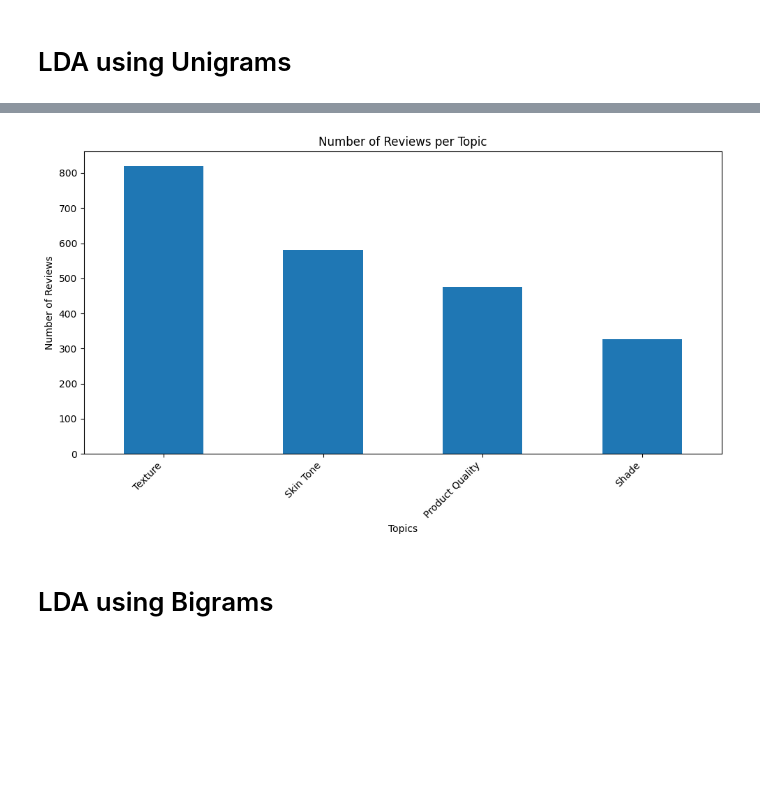
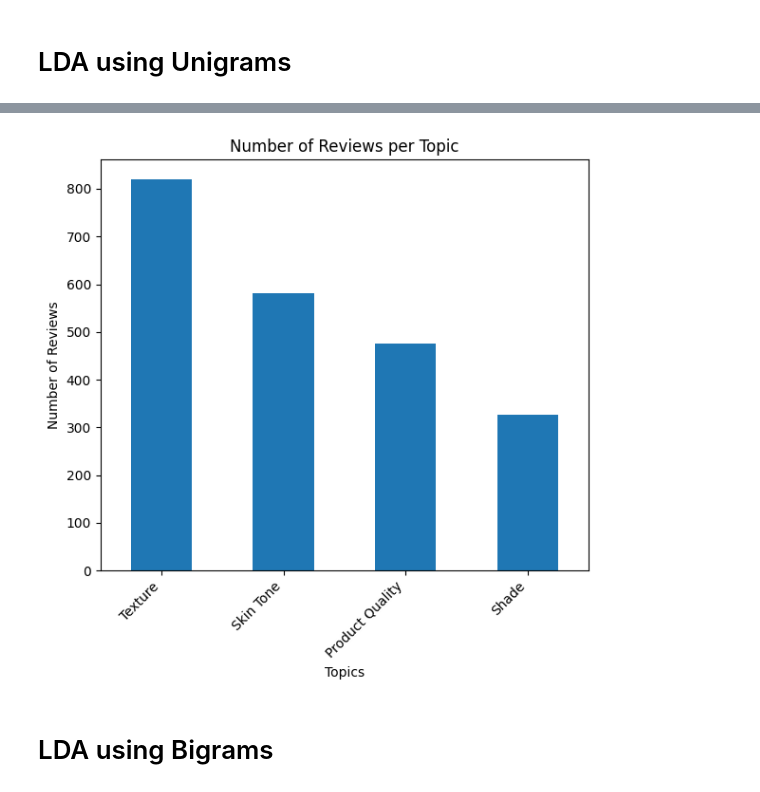
Before and after one commit to AlanoudAljibreen/Individual_Project, a Jupyter notebook: kay_beauty_LDA.ipynb, the cells around one changed output, grey strips where cells are left out. Saved outputs shown, nothing was run; the diff lists cells and outputs as text; code cells hidden in the pictures; blank space fills up the shorter version.

Commit message:
changed figure sizes and removed unnecessary code

```diff
--- a/kay_beauty_LDA.ipynb
+++ b/kay_beauty_LDA.ipynb
@@ -96,7 +96,7 @@ def lda_experiments(dictionary, corpus, texts, start=3, limit=20, step=1):
     best_model = model_list[best_model_index]
 
     # Plotting
-    plt.figure(figsize=(10, 5))
+    plt.figure(figsize=(5, 5))
     plt.plot(topic_numbers, coherence_values, marker='o')
     plt.title('LDA Coherence Score by Number of Topics')
     plt.xlabel('Number of Topics')
@@ -177,18 +177,18 @@ df.to_csv('kay_labeled.csv', index=False)
 # %%
 # Count the occurrences of each topic
 topic_counts = pd.Series(labeled_topics).value_counts()
 
 # Plotting
-plt.figure(figsize=(10, 6))
+plt.figure(figsize=(6, 6))
 topic_counts.plot(kind='bar')
 plt.title('Number of Reviews per Topic')
 plt.xlabel('Topics')
 plt.ylabel('Number of Reviews')
 plt.xticks(rotation=45, ha='right')
 plt.tight_layout()
 plt.show()
 # %% [output]
-[figure, old version]
+[figure, new version]
 # %% [markdown]
 # LDA using Bigrams
 # %%
```
Also changed, not shown: parts of 5 cells of this notebook, 1 other file.
